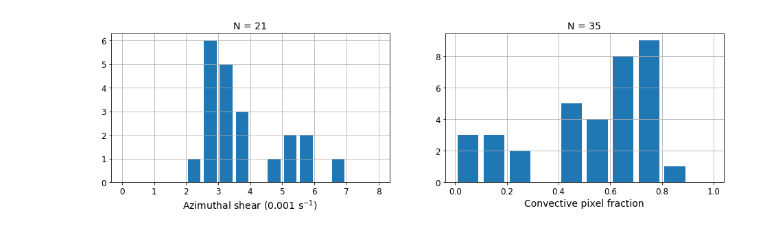
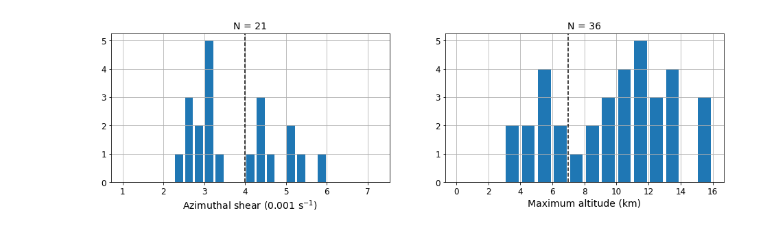
Before and after one commit to andrewbrown31/tint_processing, a Jupyter notebook: auto_case_driver/scw_cases_tint_stats.ipynb, the cells around one changed output. Cells and saved outputs as stored; diff of their text form; code cells hidden in the pictures.

```diff
--- a/auto_case_driver/scw_cases_tint_stats.ipynb
+++ b/auto_case_driver/scw_cases_tint_stats.ipynb
@@ -283,20 +280,24 @@ data["azi_shear"] = data["azi_shear"] * 1000
 # %%
+#PLot the filtered azi shear distribution and the maximum altitude distribution
+
 plt.figure(figsize=[16,4])
 plt.subplot(1,2,1)
-plt.hist(data.azi_shear,rwidth=0.8,bins=np.arange(0,8.5,0.5),color="tab:blue")
+plt.hist(data.azi_shear30,rwidth=0.8,bins=np.arange(1,7.5,0.25),color="tab:blue")
 plt.gca().grid()
-plt.title("N = "+str((~data.azi_shear.isna()).sum()),size=14)
+plt.title("N = "+str((~data.azi_shear30.isna()).sum()),size=14)
 plt.xlabel("Azimuthal shear (0.001 s$^{-1}$)",size=14)
 plt.gca().tick_params(labelsize=12)
+plt.gca().axvline(4,ls="--",color="k")
 
 plt.subplot(1,2,2)
-plt.hist(data.conv_pct,rwidth=0.8,bins=np.arange(0,1.1,.1),color="tab:blue")
+plt.hist(data.max_alt,rwidth=0.8,bins=np.arange(0,16.5,1),color="tab:blue")
 plt.gca().grid()
-plt.title("N = "+str((~data.conv_pct.isna()).sum()),size=14)
-plt.xlabel("Convective pixel fraction",size=14)
+plt.title("N = "+str((~data.max_alt.isna()).sum()),size=14)
+plt.xlabel("Maximum altitude (km)",size=14)
 plt.gca().tick_params(labelsize=12)
+plt.gca().axvline(7,ls="--",color="k")
 
-plt.savefig("/g/data/eg3/ab4502/figs/ExtremeWind/case_studies/tint_stats_distribution_2.jpeg",dpi=1000,bbox_inches="tight")
+plt.savefig("/g/data/eg3/ab4502/figs/ExtremeWind/case_studies/tint_stats_distribution_2.jpeg",dpi=500,bbox_inches="tight")
 # %% [output]
-[figure, old version]
+[figure, new version]
 # %%
```
Also changed, not shown: parts of 13 cells of this notebook, 20 other files.
